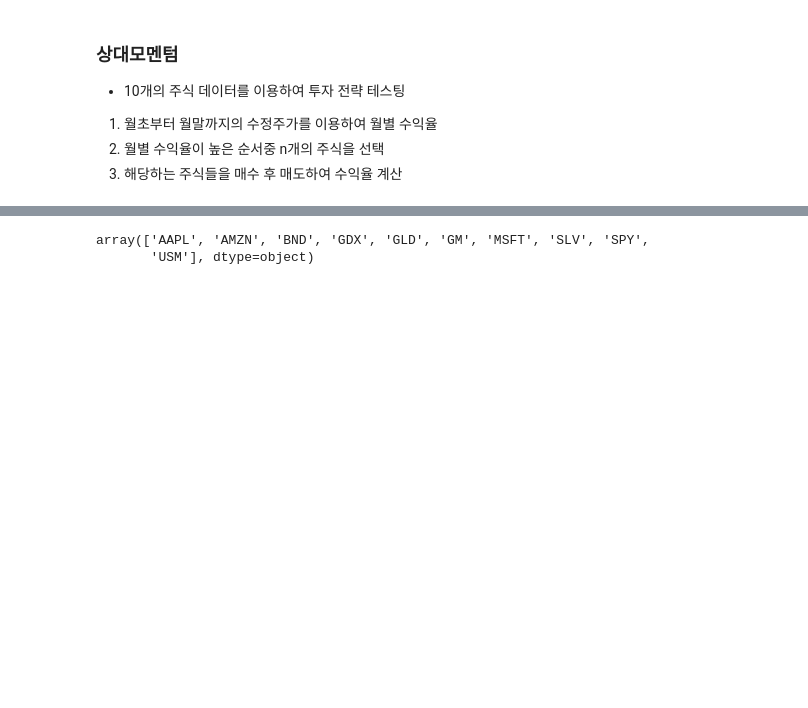
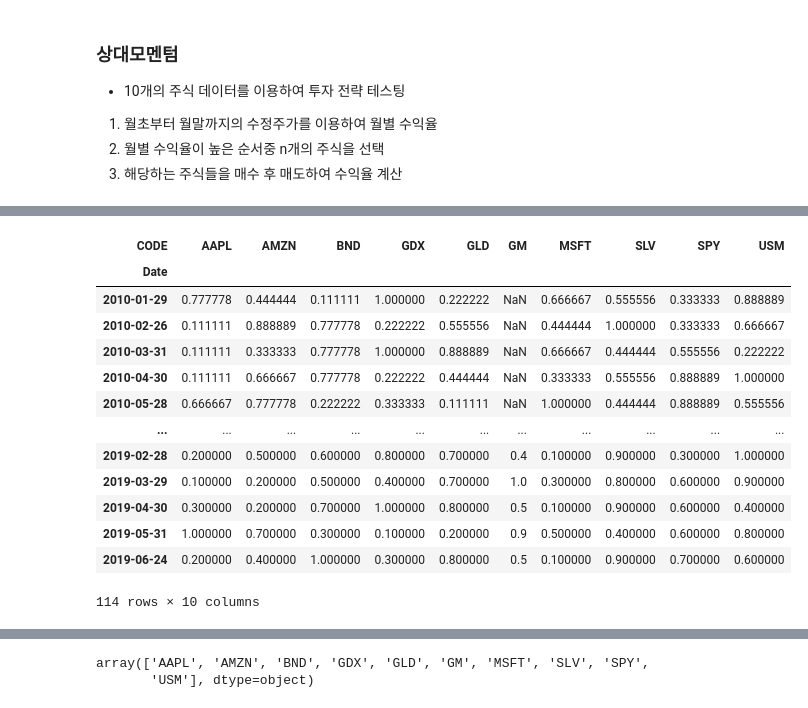
Before and after one commit to bsmoon-86/ubion-10, a Jupyter notebook: python/240929/01_momentum2.ipynb, the cells around one changed output, grey strips where cells are left out. Saved outputs shown, nothing was run; the diff lists cells and outputs as text; code cells hidden in the pictures; blank space fills up the shorter version.

```diff
--- a/python/240929/01_momentum2.ipynb
+++ b/python/240929/01_momentum2.ipynb
@@ -97,6 +166,23 @@ month_rtn_df = month_rtn_df.rank(
     method='max',
     pct=True
 )
+# %%
+month_rtn_df
+# %% [output]
+| CODE | AAPL | AMZN | BND | GDX | GLD | GM | MSFT | SLV | SPY | USM |
+| Date |  |  |  |  |  |  |  |  |  |  |
+| 2010-01-29 | 0.777778 | 0.444444 | 0.111111 | 1.000000 | 0.222222 | NaN | 0.666667 | 0.555556 | 0.333333 | 0.888889 |
+| 2010-02-26 | 0.111111 | 0.888889 | 0.777778 | 0.222222 | 0.555556 | NaN | 0.444444 | 1.000000 | 0.333333 | 0.666667 |
+| 2010-03-31 | 0.111111 | 0.333333 | 0.777778 | 1.000000 | 0.888889 | NaN | 0.666667 | 0.444444 | 0.555556 | 0.222222 |
+| 2010-04-30 | 0.111111 | 0.666667 | 0.777778 | 0.222222 | 0.444444 | NaN | 0.333333 | 0.555556 | 0.888889 | 1.000000 |
+| 2010-05-28 | 0.666667 | 0.777778 | 0.222222 | 0.333333 | 0.111111 | NaN | 1.000000 | 0.444444 | 0.888889 | 0.555556 |
+| ... | ... | ... | ... | ... | ... | ... | ... | ... | ... | ... |
+| 2019-02-28 | 0.200000 | 0.500000 | 0.600000 | 0.800000 | 0.700000 | 0.4 | 0.100000 | 0.900000 | 0.300000 | 1.000000 |
+| 2019-03-29 | 0.100000 | 0.200000 | 0.500000 | 0.400000 | 0.700000 | 1.0 | 0.300000 | 0.800000 | 0.600000 | 0.900000 |
+| 2019-04-30 | 0.300000 | 0.200000 | 0.700000 | 1.000000 | 0.800000 | 0.5 | 0.100000 | 0.900000 | 0.600000 | 0.400000 |
+| 2019-05-31 | 1.000000 | 0.700000 | 0.300000 | 0.100000 | 0.200000 | 0.9 | 0.500000 | 0.400000 | 0.600000 | 0.800000 |
+| 2019-06-24 | 0.200000 | 0.400000 | 1.000000 | 0.300000 | 0.800000 | 0.5 | 0.100000 | 0.900000 | 0.700000 | 0.600000 |
+114 rows × 10 columns
 # %%
 # 상위 15% 종목만 선택
 # where(조건식, 거짓일때 변경될 데이터)
```
Also changed, not shown: parts of 30 cells of this notebook, 1 other file.
